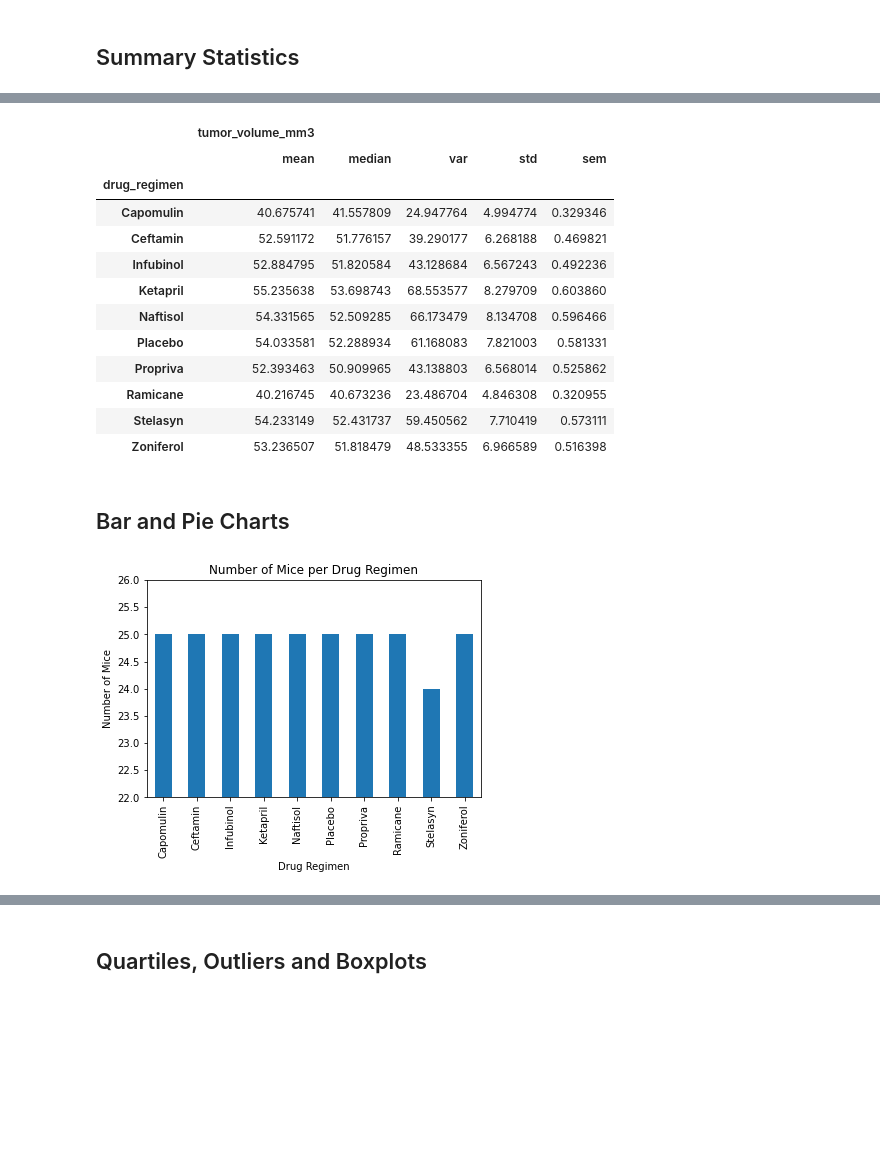
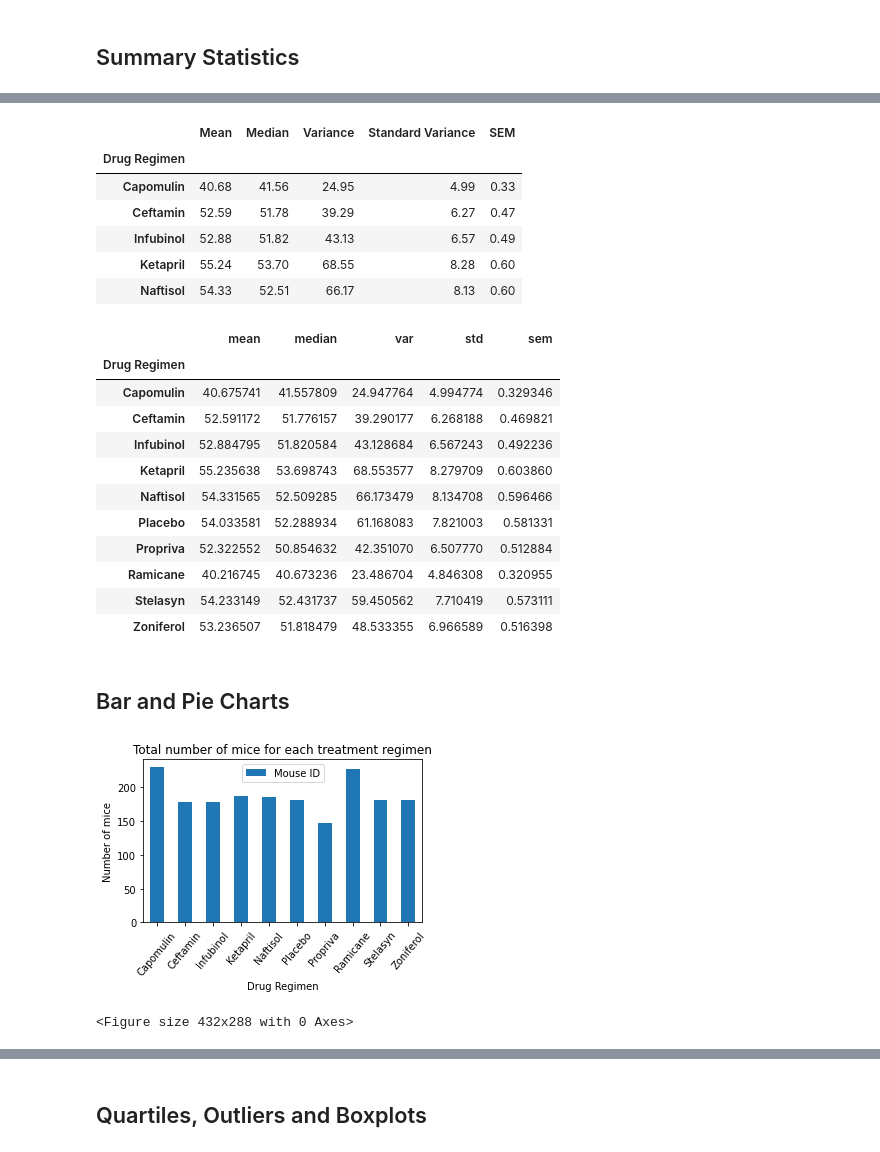
Before and after one commit to fasahathsyeda/Matplotlib-challenge, a Jupyter notebook: Pymaceuticals/pymaceuticals.ipynb, the cells around one changed output, grey strips where cells are left out. Cells and saved outputs as stored; diff of their text form; code cells hidden in the pictures; blank space fills up the shorter version.

```diff
--- a/Pymaceuticals/pymaceuticals.ipynb
+++ b/Pymaceuticals/pymaceuticals.ipynb
@@ -12,14 +22,14 @@ mouse_metadata_path = "data/Mouse_metadata.csv"
 study_results_path = "data/Study_results.csv"
 
 # Read the mouse data and the study results
-m_m = pd.read_csv(mouse_metadata_path)
-s_r = pd.read_csv(study_results_path)
+mouse_metadata = pd.read_csv(mouse_metadata_path)
+study_results = pd.read_csv(study_results_path)
 
 # Combine the data into a single dataset
-c_data = pd.merge(m_m, s_r, how="left", on="Mouse ID")
+
+combine_data=pd.merge(mouse_metadata, study_results, on='Mouse ID', how='left')
 
 # Display the data table for preview
-c_data.columns = c_data.columns.str.strip().str.lower().str.replace(' ', '_').str.replace('(', '').str.replace(')', '')
-
-c_data
+combine_data.head()
+#len(combine_data['Mouse ID'])
 # %% [output]
@@ -38,0 +97,4 @@ c_data
+# %%
+# Create a clean DataFrame by dropping the duplicate mouse by its ID.
+combine_data_clean=combine_data.loc[combine_data['Mouse ID'] != 'g989']
+combine_data_clean
@@ -126,36 +122,65 @@ summary1_df
+# %%
+# Generate a summary statistics table of mean, median, variance, standard deviation, and SEM of the tumor volume for each regimen
+
+# This method is the most straighforward, creating multiple series and putting them all together at the end.
+
+
+groupByData = combine_data_clean.groupby(["Drug Regimen"])
+groupByData
+summaryDF = pd.DataFrame({
+    "Mean": groupByData["Tumor Volume (mm3)"].mean().map('{:.2f}'.format),
+    "Median": groupByData["Tumor Volume (mm3)"].median().map('{:.2f}'.format),
+    "Variance": groupByData["Tumor Volume (mm3)"].var().map('{:.2f}'.format),
+    "Standard Variance": groupByData["Tumor Volume (mm3)"].std().map('{:.2f}'.format),
+    "SEM": groupByData["Tumor Volume (mm3)"].sem().map('{:.2f}'.format)
+})
+
+summaryDF.head()
+# %% [output]
+|  | Mean | Median | Variance | Standard Variance | SEM |
+| Drug Regimen |  |  |  |  |  |
+| Capomulin | 40.68 | 41.56 | 24.95 | 4.99 | 0.33 |
+| Ceftamin | 52.59 | 51.78 | 39.29 | 6.27 | 0.47 |
+| Infubinol | 52.88 | 51.82 | 43.13 | 6.57 | 0.49 |
+| Ketapril | 55.24 | 53.70 | 68.55 | 8.28 | 0.60 |
+| Naftisol | 54.33 | 52.51 | 66.17 | 8.13 | 0.60 |
 # %%
-# Generate a summary statistics table of mean, median, variance, standard deviation, and SEM of the tumor volume for
-# each regimen
-summary2_df = no_dups.groupby("drug_regimen").agg({"tumor_volume_mm3": ['mean', 'median', 'var', 'std', 'sem']})
+# Generate a summary statistics table of mean, median, variance, standard deviation, and SEM of the tumor volume for each regimen
 
 # This method produces everything in a single groupby function
-summary2_df
+
+groupby_regimen=combine_data.groupby('Drug Regimen')
+aggregate = groupby_regimen.agg(['mean','median','var','std','sem'])["Tumor Volume (mm3)"]
+#aggregate['mean'].map('{:.2f}'.format)
+aggregate
 # %% [output]
-|  | tumor_volume_mm3 |  |  |  |  |
 |  | mean | median | var | std | sem |
-| drug_regimen |  |  |  |  |  |
+| Drug Regimen |  |  |  |  |  |
 | Capomulin | 40.675741 | 41.557809 | 24.947764 | 4.994774 | 0.329346 |
 | Ceftamin | 52.591172 | 51.776157 | 39.290177 | 6.268188 | 0.469821 |
 | Infubinol | 52.884795 | 51.820584 | 43.128684 | 6.567243 | 0.492236 |
 | Ketapril | 55.235638 | 53.698743 | 68.553577 | 8.279709 | 0.603860 |
 | Naftisol | 54.331565 | 52.509285 | 66.173479 | 8.134708 | 0.596466 |
 | Placebo | 54.033581 | 52.288934 | 61.168083 | 7.821003 | 0.581331 |
-| Propriva | 52.393463 | 50.909965 | 43.138803 | 6.568014 | 0.525862 |
+| Propriva | 52.322552 | 50.854632 | 42.351070 | 6.507770 | 0.512884 |
 | Ramicane | 40.216745 | 40.673236 | 23.486704 | 4.846308 | 0.320955 |
 | Stelasyn | 54.233149 | 52.431737 | 59.450562 | 7.710419 | 0.573111 |
 | Zoniferol | 53.236507 | 51.818479 | 48.533355 | 6.966589 | 0.516398 |
 # %% [markdown]
 ## Bar and Pie Charts
 # %%
-# Generate a bar plot showing the total number of mice for each treatment throughout the course of the study using
-# pandas
-mice_per_regimen = no_dups.groupby("drug_regimen")["mouse_id"].nunique().plot(kind="bar")
-
-plt.ylim(22, 26)
+# Generate a bar plot showing the total number of mice for each treatment throughout the course of the study using pandas.
+Total_mice_eachregimen1=pd.DataFrame(combine_data_clean.groupby('Drug Regimen').count()['Mouse ID'])
+#Total_mice_eachregimen.reset_index(inplace=True)
+#Total_mice_eachregimen.style.hide_index(inplace=True)
+Total_mice_eachregimen1.plot(kind="bar", figsize=(5,3),rot=50)
+plt.title("Total number of mice for each treatment regimen")
 plt.xlabel("Drug Regimen")
-plt.ylabel("Number of Mice")
-plt.title("Number of Mice per Drug Regimen")
+plt.ylabel("Number of mice")
+plt.savefig("../Images/pandas_bar.png")
 plt.show()
+plt.tight_layout()
 # %% [output]
-[figure, old version]
+[figure, new version]
+<Figure size 432x288 with 0 Axes>
 # %%
```
Also changed, not shown: parts of 25 cells of this notebook, 1 other file.
